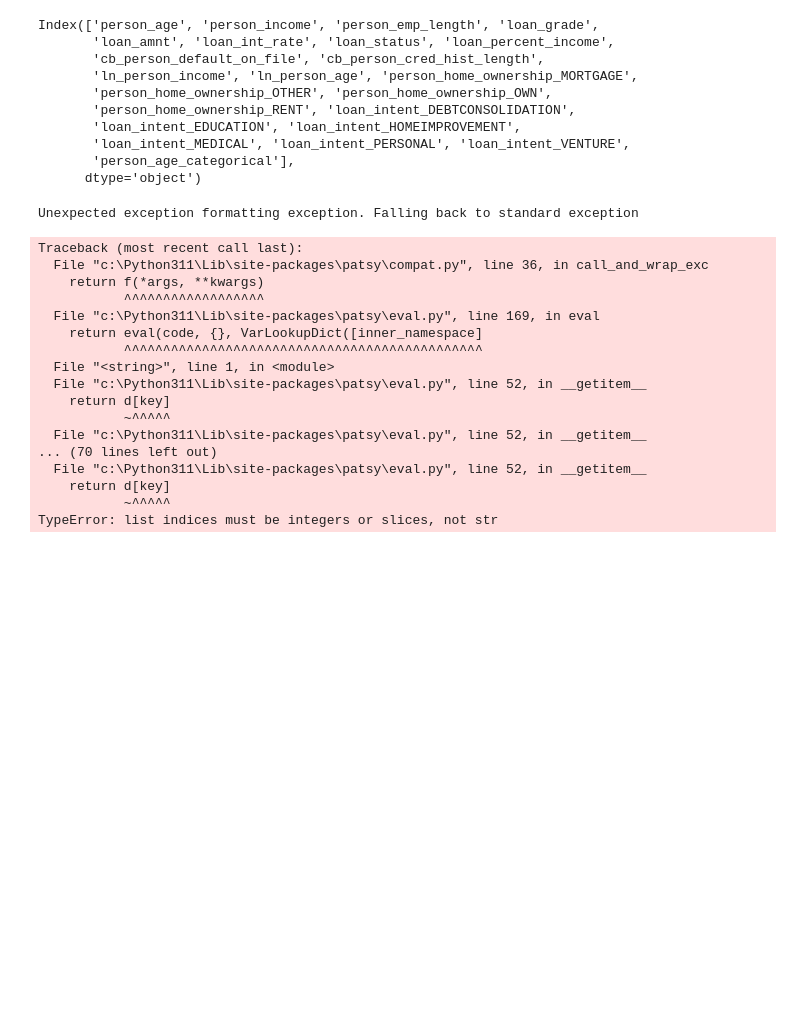
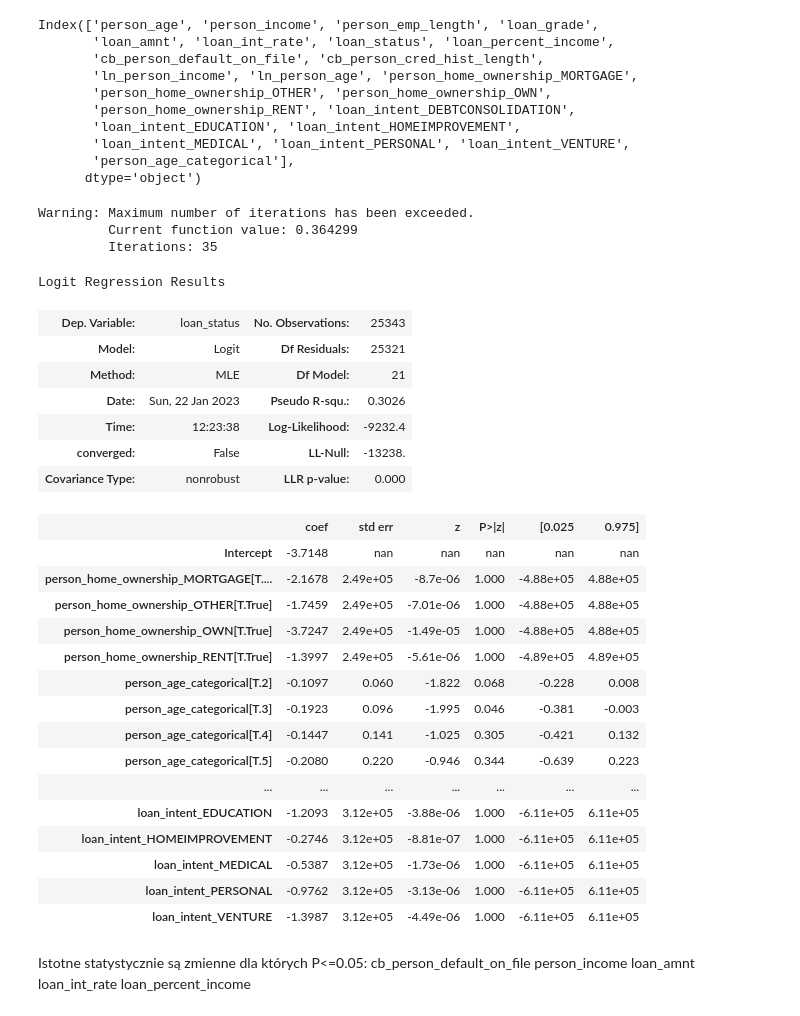
Before and after one commit to aleksyniemir/credit_risk_analysis, a Jupyter notebook: data_analysis.ipynb, the cells around one changed output. Drawn from its saved outputs; the diff is of its cells as text; code cells hidden in the pictures; blank space fills up the shorter version.

Commit message:
added binary regression

```diff
--- a/data_analysis.ipynb
+++ b/data_analysis.ipynb
@@ -343,41 +344,64 @@ Index(['person_age', 'person_income', 'person_emp_length', 'loan_grade',
 columns = ['person_age', 'person_income', 'person_emp_length', 'loan_grade',
        'loan_amnt', 'loan_int_rate', 'loan_percent_income',
        'cb_person_default_on_file', 'cb_person_cred_hist_length',
-       'ln_person_income', 'ln_person_age', 'person_home_ownership_MORTGAGE',
+       'person_home_ownership_MORTGAGE',
        'person_home_ownership_OTHER', 'person_home_ownership_OWN',
        'person_home_ownership_RENT', 'loan_intent_DEBTCONSOLIDATION',
        'loan_intent_EDUCATION', 'loan_intent_HOMEIMPROVEMENT',
        'loan_intent_MEDICAL', 'loan_intent_PERSONAL', 'loan_intent_VENTURE',
-       'person_age_categorical', ]
+       'person_age_categorical' ]
 
 X_train, X_test, y_train, y_test = train_test_split(df[columns], df['loan_status'], test_size=0.2)
 
-train_dataset = [X_train, y_train]
+
+train_dataset = pd.concat([X_train, y_train], axis=1)
+
+
+
 
 riskmodel = smf.logit(formula =
                       """loan_status ~ person_age + person_income  +  person_emp_length + loan_amnt + loan_int_rate +
-                      loan_percent_income + cb_person_default_on_file + cb_person_cred_hist_length + ln_person_income +
-                      ln_person_age + person_home_ownership_MORTGAGE + person_home_ownership_OTHER +
+                      loan_percent_income + cb_person_default_on_file + cb_person_cred_hist_length +
+                      person_home_ownership_MORTGAGE + person_home_ownership_OTHER +
                       person_home_ownership_OWN+person_home_ownership_RENT + loan_intent_DEBTCONSOLIDATION +
                       loan_intent_EDUCATION + loan_intent_HOMEIMPROVEMENT + loan_intent_MEDICAL + loan_intent_PERSONAL +
                       loan_intent_VENTURE + person_age_categorical""",
                       data = train_dataset).fit()
 # %% [output]
-Unexpected exception formatting exception. Falling back to standard exception
+Warning: Maximum number of iterations has been exceeded.
+         Current function value: 0.364299
+         Iterations: 35
-Traceback (most recent call last):
-  File "c:\Python311\Lib\site-packages\patsy\compat.py", line 36, in call_and_wrap_exc
-    return f(*args, **kwargs)
-           ^^^^^^^^^^^^^^^^^^
-  File "c:\Python311\Lib\site-packages\patsy\eval.py", line 169, in eval
-    return eval(code, {}, VarLookupDict([inner_namespace]
-           ^^^^^^^^^^^^^^^^^^^^^^^^^^^^^^^^^^^^^^^^^^^^^^
-  File "<string>", line 1, in <module>
-  File "c:\Python311\Lib\site-packages\patsy\eval.py", line 52, in __getitem__
-    return d[key]
-           ~^^^^^
-  File "c:\Python311\Lib\site-packages\patsy\eval.py", line 52, in __getitem__
-... (70 lines left out)
-  File "c:\Python311\Lib\site-packages\patsy\eval.py", line 52, in __getitem__
-    return d[key]
-           ~^^^^^
-TypeError: list indices must be integers or slices, not str
+# %%
+riskmodel.summary()
+# %% [output]
+Logit Regression Results
+| Dep. Variable: | loan_status | No. Observations: | 25343 |
+| Model: | Logit | Df Residuals: | 25321 |
+| Method: | MLE | Df Model: | 21 |
+| Date: | Sun, 22 Jan 2023 | Pseudo R-squ.: | 0.3026 |
+| Time: | 12:23:38 | Log-Likelihood: | -9232.4 |
+| converged: | False | LL-Null: | -13238. |
+| Covariance Type: | nonrobust | LLR p-value: | 0.000 |
+|  | coef | std err | z | P>|z| | [0.025 | 0.975] |
+| Intercept | -3.7148 | nan | nan | nan | nan | nan |
+| person_home_ownership_MORTGAGE[T.... | -2.1678 | 2.49e+05 | -8.7e-06 | 1.000 | -4.88e+05 | 4.88e+05 |
+| person_home_ownership_OTHER[T.True] | -1.7459 | 2.49e+05 | -7.01e-06 | 1.000 | -4.88e+05 | 4.88e+05 |
+| person_home_ownership_OWN[T.True] | -3.7247 | 2.49e+05 | -1.49e-05 | 1.000 | -4.88e+05 | 4.88e+05 |
+| person_home_ownership_RENT[T.True] | -1.3997 | 2.49e+05 | -5.61e-06 | 1.000 | -4.89e+05 | 4.89e+05 |
+| person_age_categorical[T.2] | -0.1097 | 0.060 | -1.822 | 0.068 | -0.228 | 0.008 |
+| person_age_categorical[T.3] | -0.1923 | 0.096 | -1.995 | 0.046 | -0.381 | -0.003 |
+| person_age_categorical[T.4] | -0.1447 | 0.141 | -1.025 | 0.305 | -0.421 | 0.132 |
+| person_age_categorical[T.5] | -0.2080 | 0.220 | -0.946 | 0.344 | -0.639 | 0.223 |
+| ... | ... | ... | ... | ... | ... | ... |
+| loan_intent_EDUCATION | -1.2093 | 3.12e+05 | -3.88e-06 | 1.000 | -6.11e+05 | 6.11e+05 |
+| loan_intent_HOMEIMPROVEMENT | -0.2746 | 3.12e+05 | -8.81e-07 | 1.000 | -6.11e+05 | 6.11e+05 |
+| loan_intent_MEDICAL | -0.5387 | 3.12e+05 | -1.73e-06 | 1.000 | -6.11e+05 | 6.11e+05 |
+| loan_intent_PERSONAL | -0.9762 | 3.12e+05 | -3.13e-06 | 1.000 | -6.11e+05 | 6.11e+05 |
+| loan_intent_VENTURE | -1.3987 | 3.12e+05 | -4.49e-06 | 1.000 | -6.11e+05 | 6.11e+05 |
+# %% [markdown]
+Istotne statystycznie są zmienne dla których P<=0.05:
+cb_person_default_on_file
+person_income
+loan_amnt
+loan_int_rate
+loan_percent_income
```
Also changed, not shown: parts of 17 cells of this notebook.
